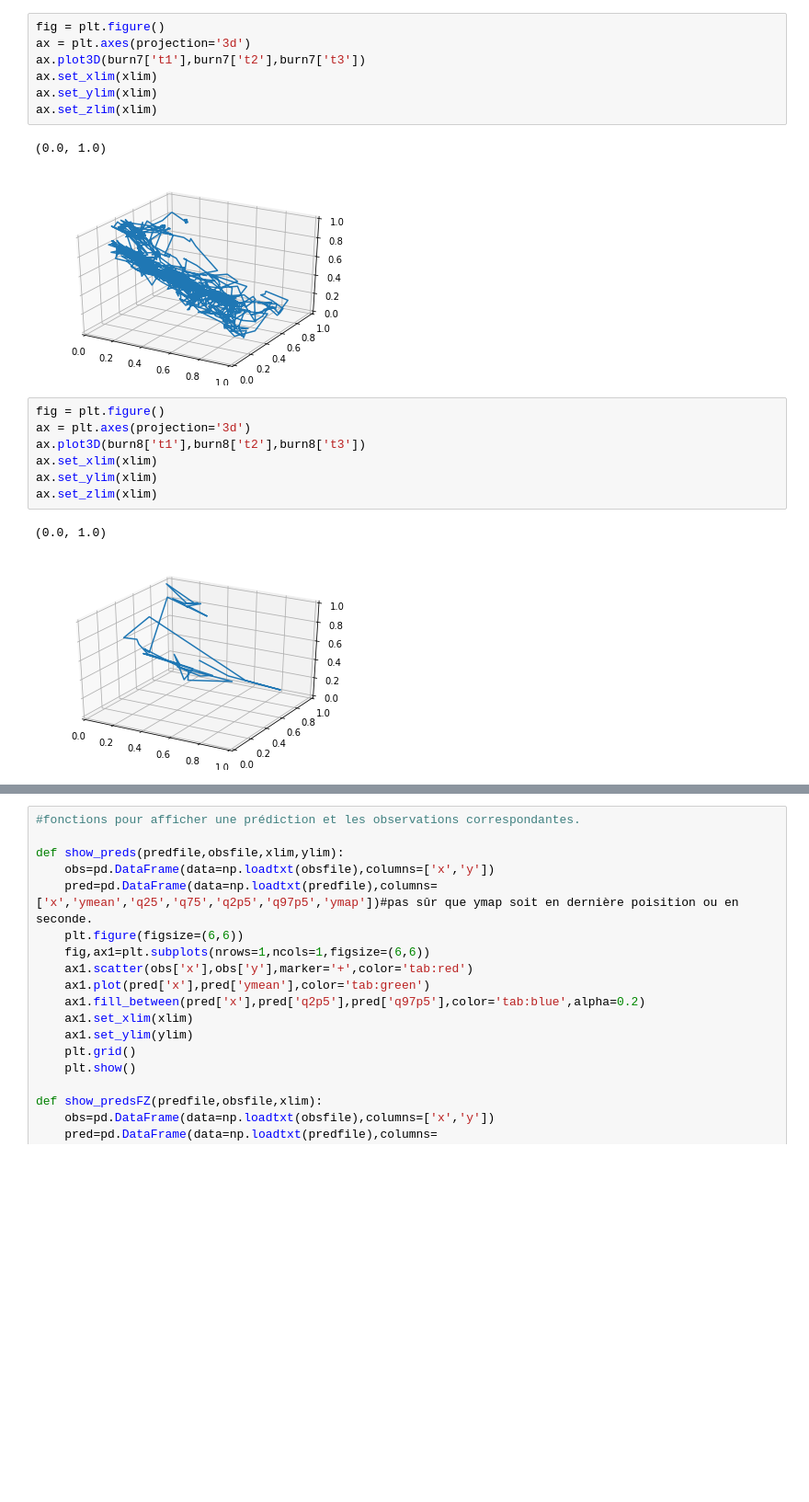
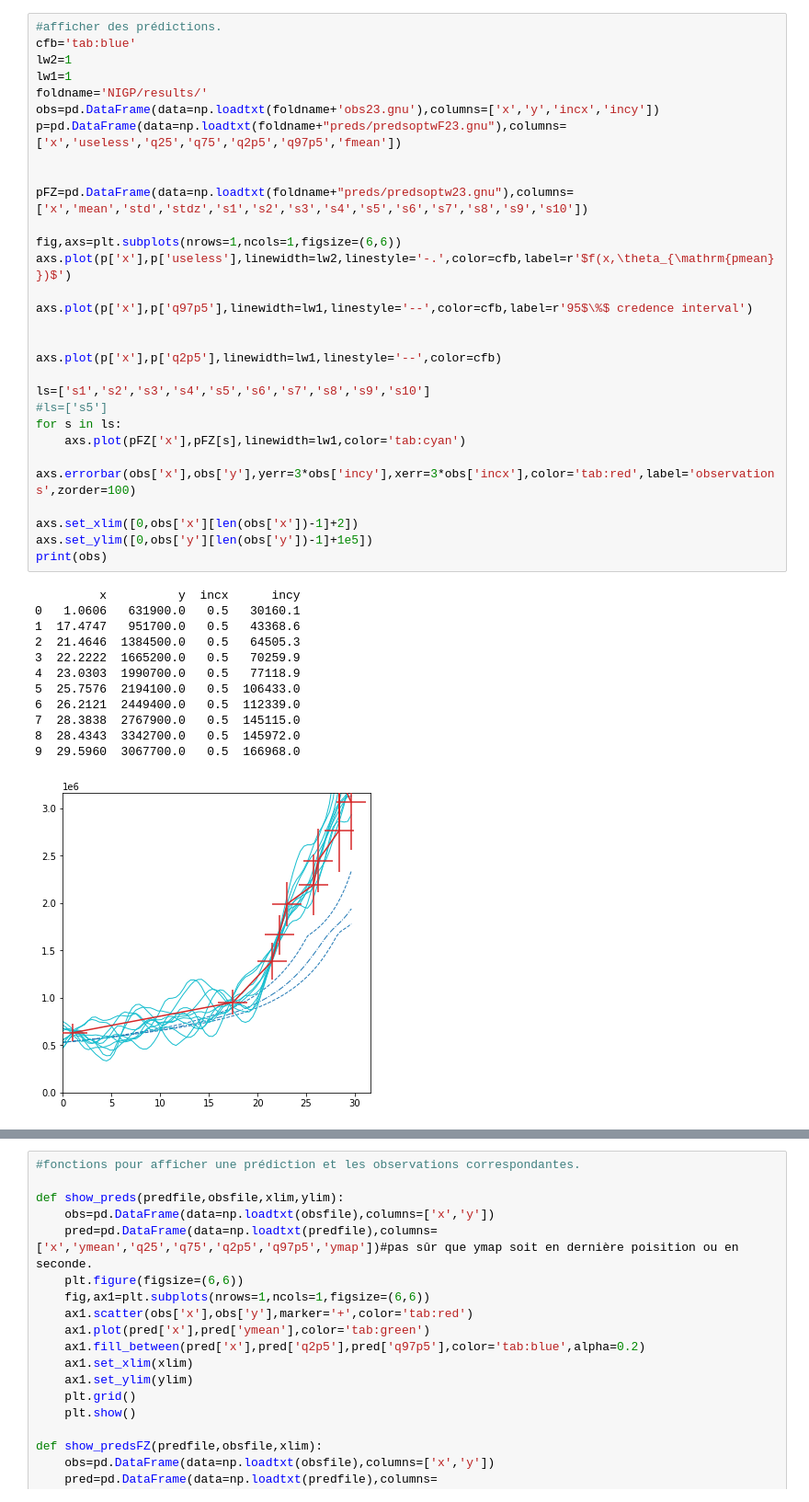
Before and after one commit to nleoni95/code2, a Jupyter notebook: Ravik/plots.ipynb, the cells around one changed output, grey strips where cells are left out. Shown: that part at 92% size. Drawn from its saved outputs; the diff is of its cells as text; blank space fills up the shorter version.

```diff
--- a/Ravik/plots.ipynb
+++ b/Ravik/plots.ipynb
@@ -84,20 +11,43 @@ ax.set_zlim(xlim)
-# %%
-fig = plt.figure()
-ax = plt.axes(projection='3d')
-ax.plot3D(burn7['t1'],burn7['t2'],burn7['t3'])
-ax.set_xlim(xlim)
-ax.set_ylim(xlim)
-ax.set_zlim(xlim)
-# %% [output]
-(0.0, 1.0)
-[figure, removed]
-# %%
-fig = plt.figure()
-ax = plt.axes(projection='3d')
-ax.plot3D(burn8['t1'],burn8['t2'],burn8['t3'])
-ax.set_xlim(xlim)
-ax.set_ylim(xlim)
-ax.set_zlim(xlim)
-# %% [output]
-(0.0, 1.0)
-[figure, removed]
+# %%
+#afficher des prédictions.
+cfb='tab:blue'
+lw2=1
+lw1=1
+foldname='NIGP/results/'
+obs=pd.DataFrame(data=np.loadtxt(foldname+'obs23.gnu'),columns=['x','y','incx','incy'])
+p=pd.DataFrame(data=np.loadtxt(foldname+"preds/predsoptwF23.gnu"),columns=['x','useless','q25','q75','q2p5','q97p5','fmean'])
+
+
+pFZ=pd.DataFrame(data=np.loadtxt(foldname+"preds/predsoptw23.gnu"),columns=['x','mean','std','stdz','s1','s2','s3','s4','s5','s6','s7','s8','s9','s10'])
+
+fig,axs=plt.subplots(nrows=1,ncols=1,figsize=(6,6))
+axs.plot(p['x'],p['useless'],linewidth=lw2,linestyle='-.',color=cfb,label=r'$f(x,\theta_{\mathrm{pmean}})$')
+
+axs.plot(p['x'],p['q97p5'],linewidth=lw1,linestyle='--',color=cfb,label=r'95$\%$ credence interval')
+
+
+axs.plot(p['x'],p['q2p5'],linewidth=lw1,linestyle='--',color=cfb)
+
+ls=['s1','s2','s3','s4','s5','s6','s7','s8','s9','s10']
+#ls=['s5']
+for s in ls:
+    axs.plot(pFZ['x'],pFZ[s],linewidth=lw1,color='tab:cyan')
+
+axs.errorbar(obs['x'],obs['y'],yerr=3*obs['incy'],xerr=3*obs['incx'],color='tab:red',label='observations',zorder=100)
+
+axs.set_xlim([0,obs['x'][len(obs['x'])-1]+2])
+axs.set_ylim([0,obs['y'][len(obs['y'])-1]+1e5])
+print(obs)
+# %% [output]
+         x          y  incx      incy
+0   1.0606   631900.0   0.5   30160.1
+1  17.4747   951700.0   0.5   43368.6
+2  21.4646  1384500.0   0.5   64505.3
+3  22.2222  1665200.0   0.5   70259.9
+4  23.0303  1990700.0   0.5   77118.9
+5  25.7576  2194100.0   0.5  106433.0
+6  26.2121  2449400.0   0.5  112339.0
+7  28.3838  2767900.0   0.5  145115.0
+8  28.4343  3342700.0   0.5  145972.0
+9  29.5960  3067700.0   0.5  166968.0
+[figure, added]
```
Also changed, not shown: parts of 22 cells of this notebook, 43 other files.
